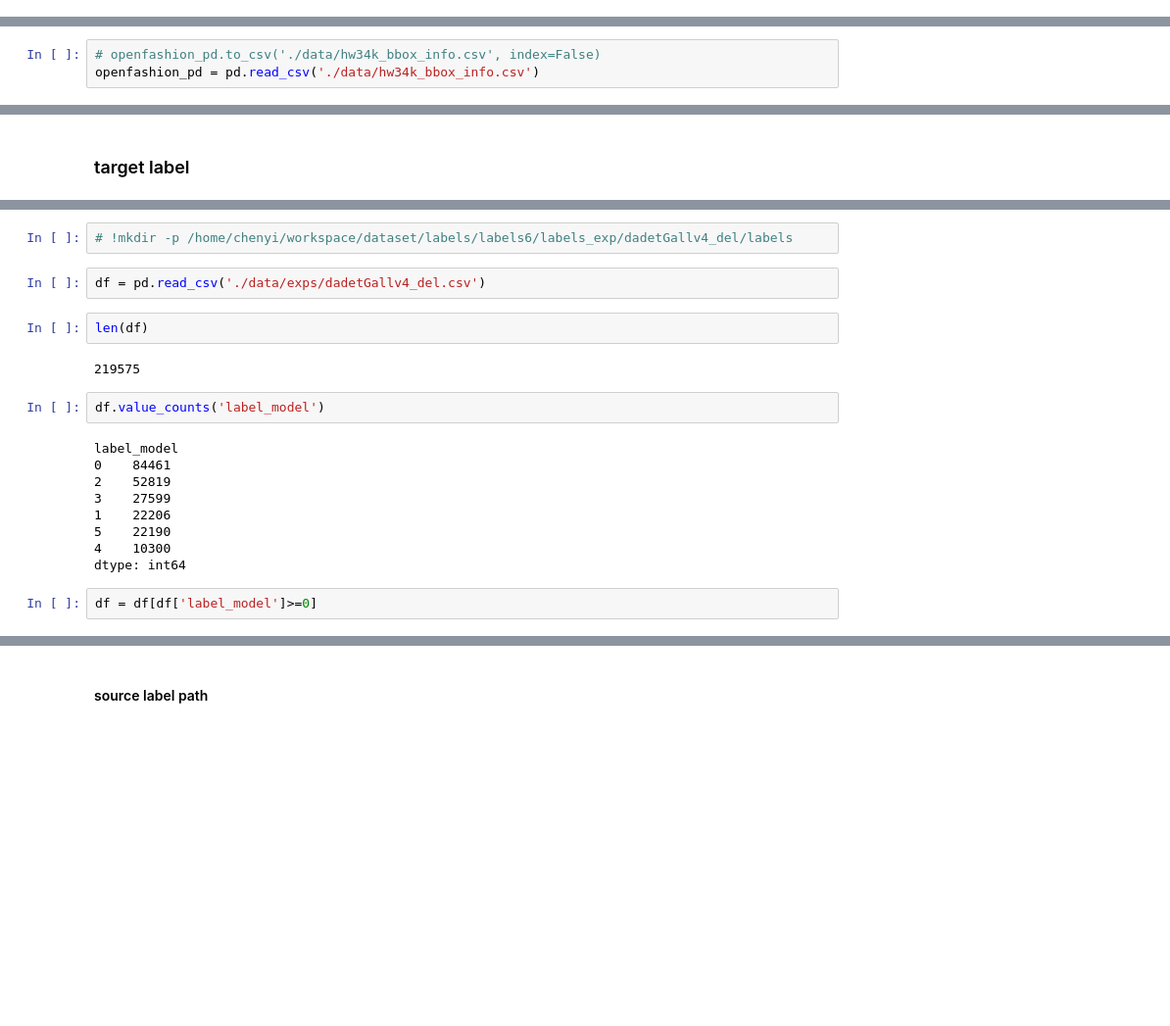
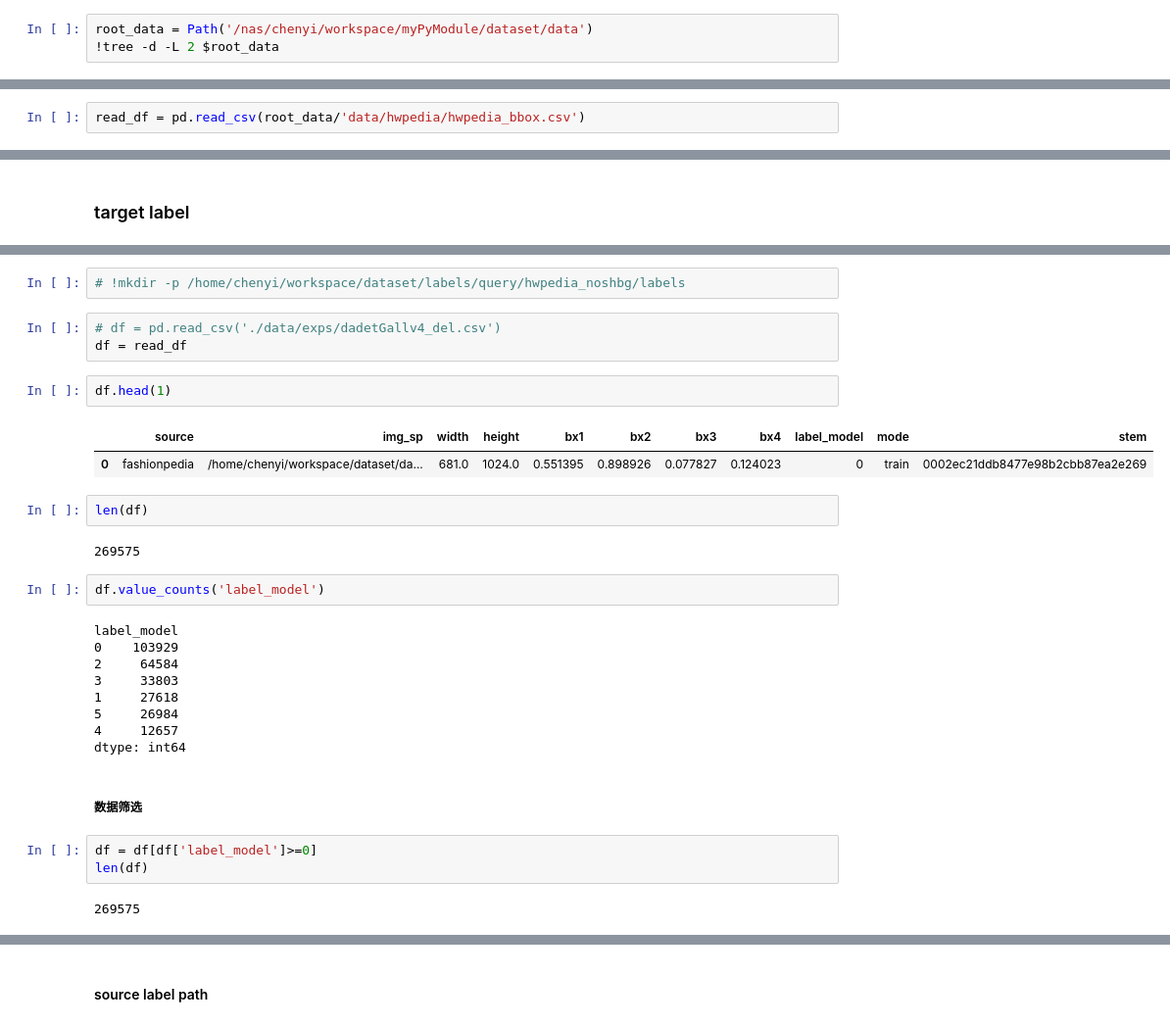
Before and after one commit to PEduck/datasetMudule, a Jupyter notebook: dataset/trainset_generate/gen2_labelFromTxt.ipynb, the cells around one changed output, grey strips where cells are left out. Shown at 98% size. Drawn from its saved outputs; the diff is of its cells as text; blank space fills up the shorter version.

```diff
--- a/dataset/trainset_generate/gen2_label_txt.ipynb
+++ b/dataset/trainset_generate/gen2_labelFromTxt.ipynb
@@ -53,0 +52,3 @@ import numpy as np
+# %%
+root_data = Path('/nas/chenyi/workspace/myPyModule/dataset/data')
+!tree -d -L 2 $root_data
@@ -54,3 +90,2 @@ import numpy as np
 # %%
-# openfashion_pd.to_csv('./data/hw34k_bbox_info.csv', index=False)
-openfashion_pd = pd.read_csv('./data/hw34k_bbox_info.csv')
+read_df = pd.read_csv(root_data/'data/hwpedia/hwpedia_bbox.csv')
@@ -141,21 +164,32 @@ plt.show()
 # %%
-# !mkdir -p /home/chenyi/workspace/dataset/labels/labels6/labels_exp/dadetGallv4_del/labels
+# !mkdir -p /home/chenyi/workspace/dataset/labels/query/hwpedia_noshbg/labels
 # %%
-df = pd.read_csv('./data/exps/dadetGallv4_del.csv')
+# df = pd.read_csv('./data/exps/dadetGallv4_del.csv')
+df = read_df
+# %%
+df.head(1)
+# %% [output]
+|  | source | img_sp | width | height | bx1 | bx2 | bx3 | bx4 | label_model | mode | stem |
+| 0 | fashionpedia | /home/chenyi/workspace/dataset/da... | 681.0 | 1024.0 | 0.551395 | 0.898926 | 0.077827 | 0.124023 | 0 | train | 0002ec21ddb8477e98b2cbb87ea2e269 |
 # %%
 len(df)
 # %% [output]
-219575
+269575
 # %%
 df.value_counts('label_model')
 # %% [output]
 label_model
-0    84461
-2    52819
-3    27599
-1    22206
-5    22190
-4    10300
+0    103929
+2     64584
+3     33803
+1     27618
+5     26984
+4     12657
 dtype: int64
+# %% [markdown]
+##### 数据筛选
 # %%
 df = df[df['label_model']>=0]
+len(df)
+# %% [output]
+269575
```
Also changed, not shown: parts of 13 cells of this notebook, 2 other files.
